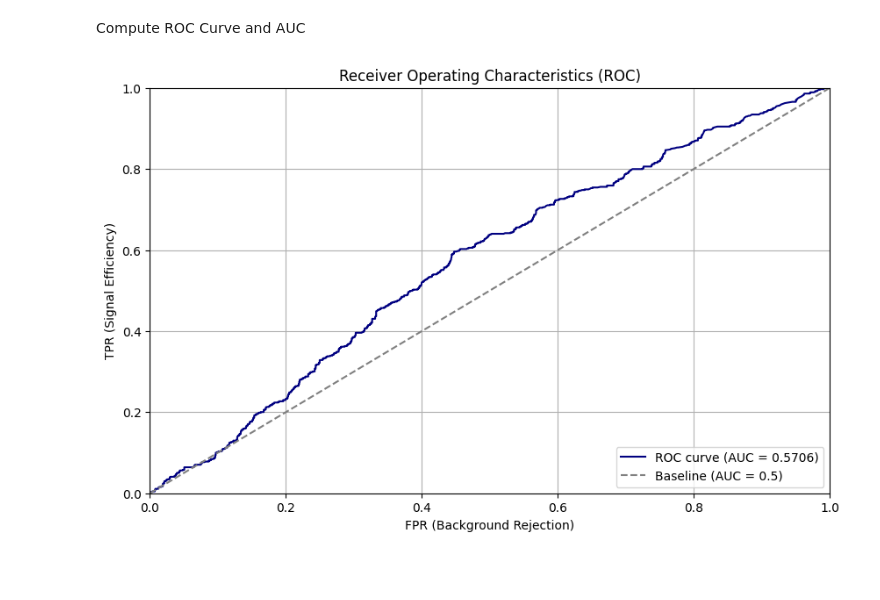
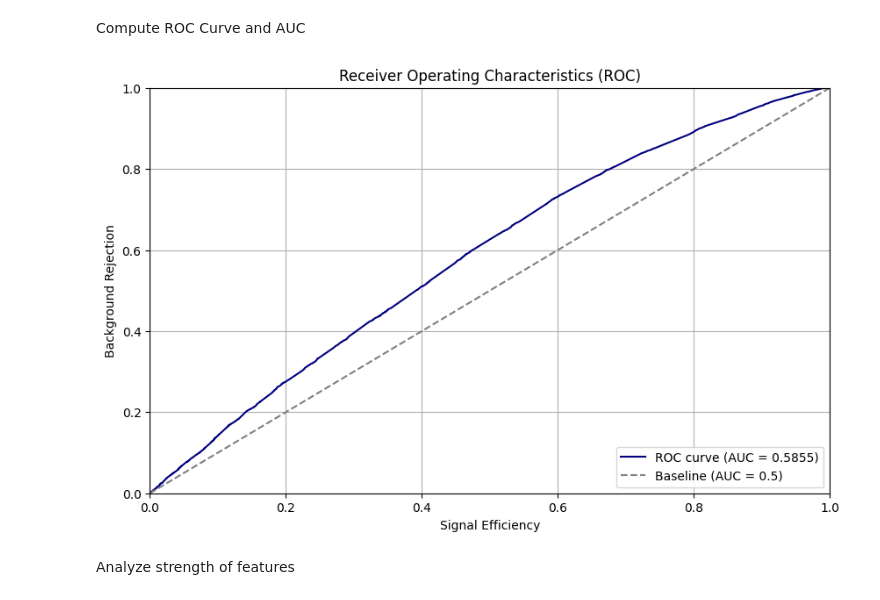
Before and after one commit to gpesticci/Jet-GNN, a Jupyter notebook: GNN.ipynb, the cells around one changed output. Cells and saved outputs as stored; diff of their text form; code cells hidden in the pictures; blank space fills up the shorter version.

```diff
--- a/GNN.ipynb
+++ b/GNN.ipynb
@@ -109,8 +120,8 @@ full_train_df = train_df
 full_test_df = test_df
 # %%
 # Cut out some data for quicker runs
-cut_train_df = full_train_df.head(100000)
-cut_test_df = full_test_df.head(100000)
+cut_train_df = full_train_df.head(80000)
+cut_test_df = full_train_df.head(20000)
 # %%
 # Pick which size data to feed into model
 train_df = cut_train_df
@@ -202,33 +230,34 @@ class GNN(torch.nn.Module):
         self.conv3 = GraphConv(hidden_channels, hidden_channels)
         self.bn3 = BatchNorm1d(hidden_channels)
         self.lin = Linear(hidden_channels, 1)
-        self.dropout = torch.nn.Dropout(0.2)
+        self.dropout = torch.nn.Dropout(0.1)
 
     def forward(self, x, edge_index, batch):
-        x = self.conv1(x, edge_index)
-        x = self.bn1(x)
-        x = F.relu(x)
-        x = self.dropout(x)
+        x1 = self.conv1(x, edge_index)
+        x1 = self.bn1(x1)
+        x1 = F.relu(x1)
+        x1 = self.dropout(x1)
 
-        x = self.conv2(x, edge_index)
-        x = self.bn2(x)
-        x = F.relu(x)
-        x = self.dropout(x)
+        x2 = self.conv2(x1, edge_index) + x1
+        x2 = self.bn2(x2)
+        x2 = F.relu(x2)
+        x2 = self.dropout(x2)
 
-        x = self.conv3(x, edge_index)
-        x = self.bn3(x)
-        x = F.relu(x)
-        x = self.dropout(x)
+        x3 = self.conv3(x2, edge_index) + x2
+        x3 = self.bn3(x3)
+        x3 = F.relu(x3)
+        x3 = self.dropout(x3)
 
-        x = global_mean_pool(x, batch)
+        x = global_mean_pool(x3, batch)
         x = self.lin(x)
         return x.squeeze(1)
 
 model = GNN()
 
 # Define optimizer and criterion
-optimizer = optim.Adam(model.parameters(), lr=1e-4, weight_decay=1e-6)
+optimizer = optim.Adam(model.parameters(), lr=1e-2, weight_decay=1e-6)
 criterion = nn.BCEWithLogitsLoss()
+scheduler = torch.optim.lr_scheduler.StepLR(optimizer, step_size=10, gamma=0.1) # decrease lr every 5 epochs by 0.1
 
 # Training loop
 def train():
@@ -243,6 +272,7 @@ def train():
         loss.backward()
         optimizer.step()
         total_loss += loss.item() * data.num_graphs
+    scheduler.step()
 
     return total_loss / len(train_loader.dataset)
 
@@ -280,7 +310,7 @@ def check_gradients():
                 print(f"    {name}: {grad_norm:.6f}")
 
 # Training parameters
-num_epochs = 25
+num_epochs = 10
 
 # Lists to store loss and accuracy values
 loss_values = []
@@ -378,15 +408,17 @@ auc = roc_auc_score(y_true, y_scores)
 # %%
 # Plot ROC Curve and show AUC
 plt.figure(figsize=(10, 6))
 plt.plot(fpr, tpr, color='navy', label=f'ROC curve (AUC = {auc:.4f})')
 plt.plot([0, 1], [0, 1], color='grey', linestyle='--', label='Baseline (AUC = 0.5)')
 plt.xlim([0.0, 1.0])
 plt.ylim([0.0, 1.0])
-plt.ylabel('TPR (Signal Efficiency)')
-plt.xlabel('FPR (Background Rejection)')
+plt.ylabel('Background Rejection')
+plt.xlabel('Signal Efficiency')
 plt.title('Receiver Operating Characteristics (ROC)')
 plt.legend(loc='lower right')
 plt.grid(True)
 plt.show()
 # %% [output]
-[figure, old version]
+[figure, new version]
+# %% [markdown]
+Analyze strength of features
```
Also changed, not shown: parts of 7 cells of this notebook.
